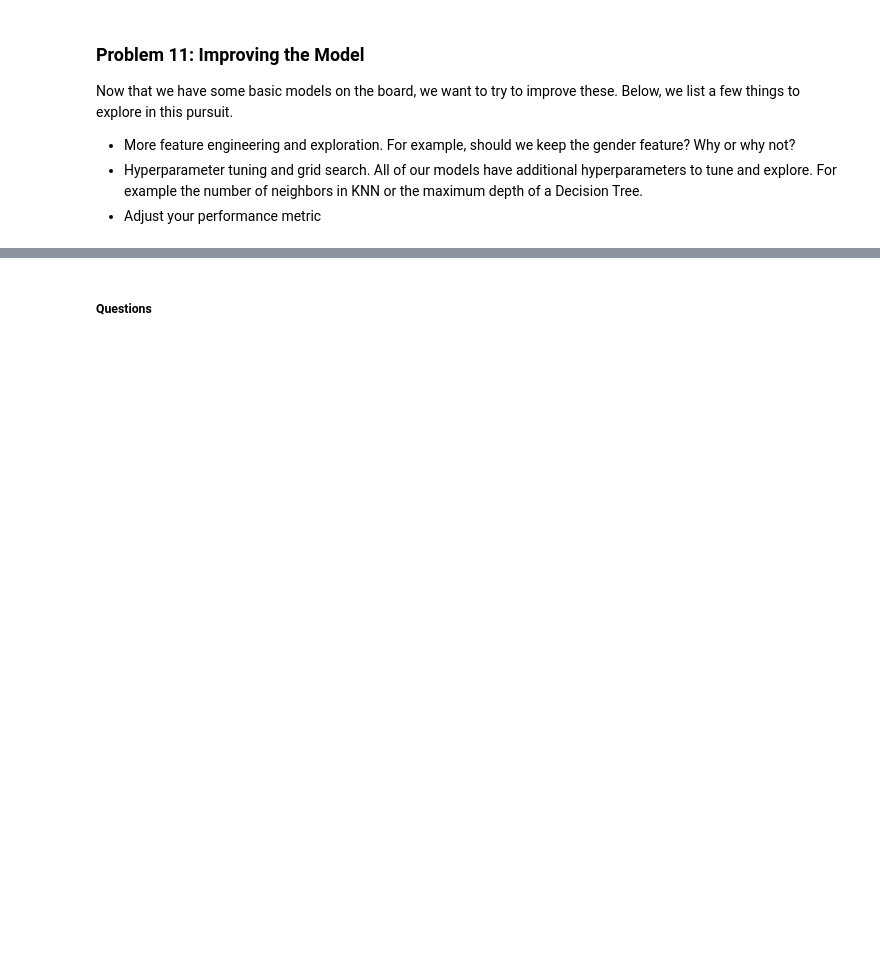
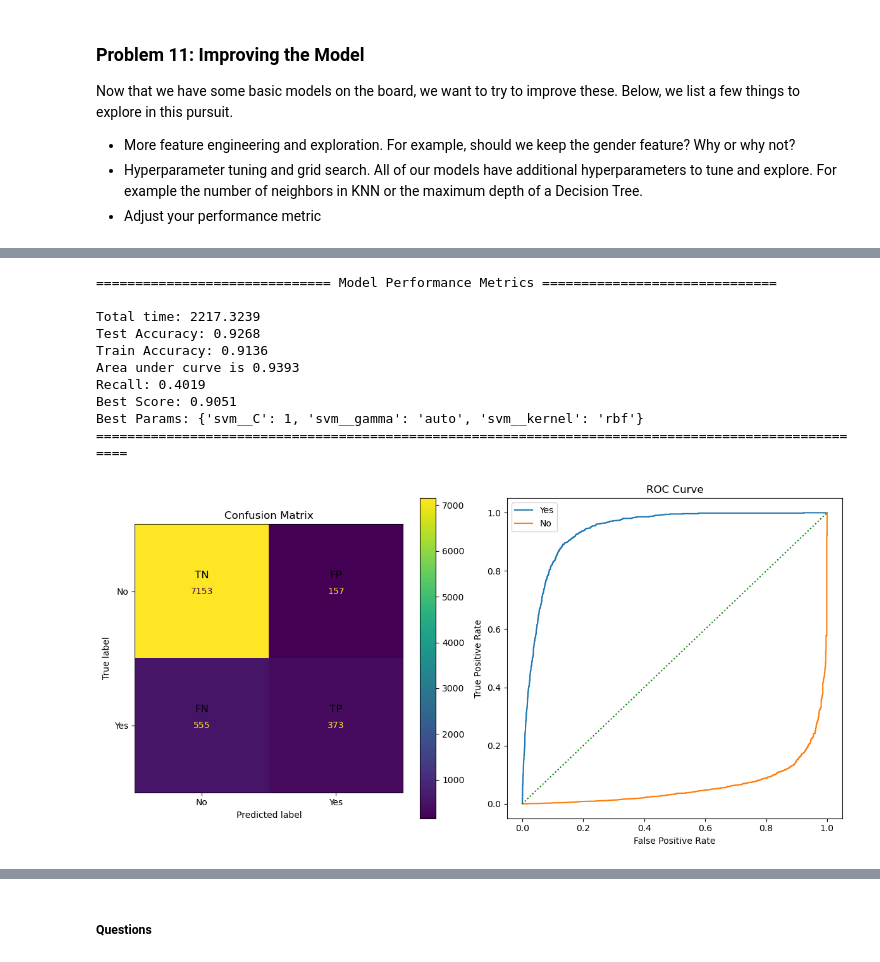
Before and after one commit to nachiketpatil/bank_marketing_analysis, a Jupyter notebook: bank_marketing_analysis.ipynb, the cells around one changed output, grey strips where cells are left out. Saved outputs shown, nothing was run; the diff lists cells and outputs as text; code cells hidden in the pictures; blank space fills up the shorter version.

```diff
--- a/bank_marketing_analysis.ipynb
+++ b/bank_marketing_analysis.ipynb
@@ -820,0 +809,31 @@ Best Params: {'knn__n_neighbors': 1, 'knn__weights': 'uniform'}
+# %%
+# Running Grid search to find best Hyperparameter tuning for Support Vector Machine model
+svm_start_time = time.time()
+svm_param_grid = {
+    'svm__C': [0.1, 1, 5],
+    'svm__kernel': ['linear', 'rbf'],
+    'svm__gamma': ['auto']
+}
+
+svm_grid = GridSearchCV(svm_pipe, svm_param_grid, cv=5, n_jobs=1, verbose=0, scoring={'accuracy': 'accuracy'}, refit='accuracy')
+svm_grid.fit(X_train, y_train)
+svm_test_preds = svm_grid.best_estimator_.predict(X_test)
+svm_train_preds = svm_grid.best_estimator_.predict(X_train)
+svm_end_time = time.time()
+svm_time_taken = (svm_end_time - svm_start_time) #seconds
+
+print_perf_metrics(svm_grid.best_estimator_, svm_train_preds, svm_test_preds, svm_time_taken, svm_grid.best_params_, svm_grid.best_score_)
+
+conf_matrix_roc_plot("Support Vector Machine Model with Tuned Hyperparameters", svm_grid.best_estimator_, X_test, y_test)
+# %% [output]
+============================== Model Performance Metrics ==============================
+
+Total time: 2217.3239
+Test Accuracy: 0.9268
+Train Accuracy: 0.9136
+Area under curve is 0.9393
+Recall: 0.4019
+Best Score: 0.9051
+Best Params: {'svm__C': 1, 'svm__gamma': 'auto', 'svm__kernel': 'rbf'}
+====================================================================================================
+[figure, added]
```
Also changed, not shown: parts of 20 cells of this notebook.
